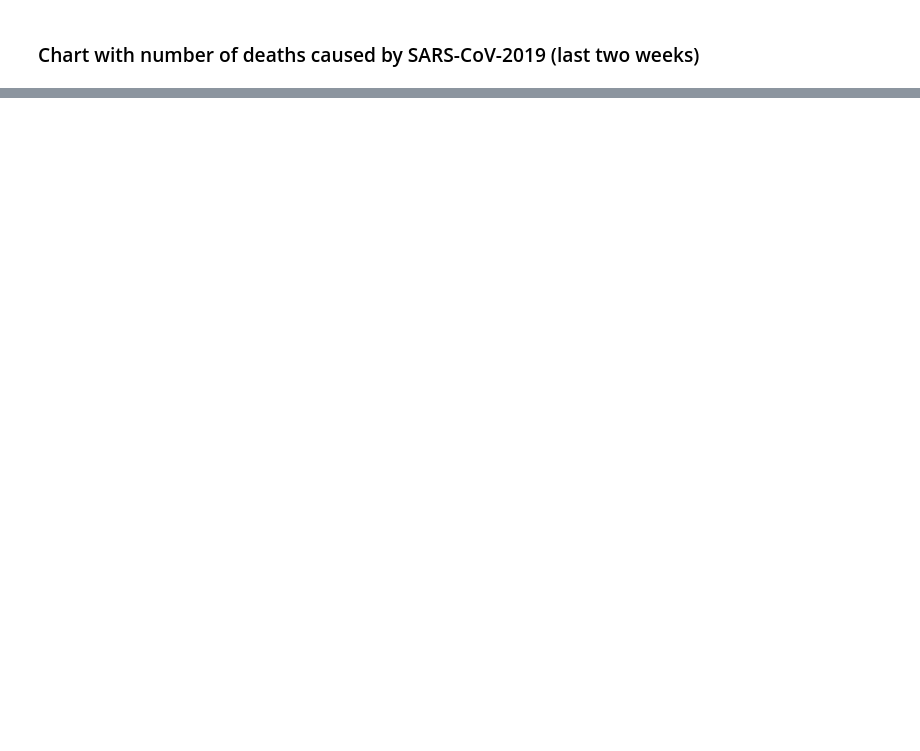
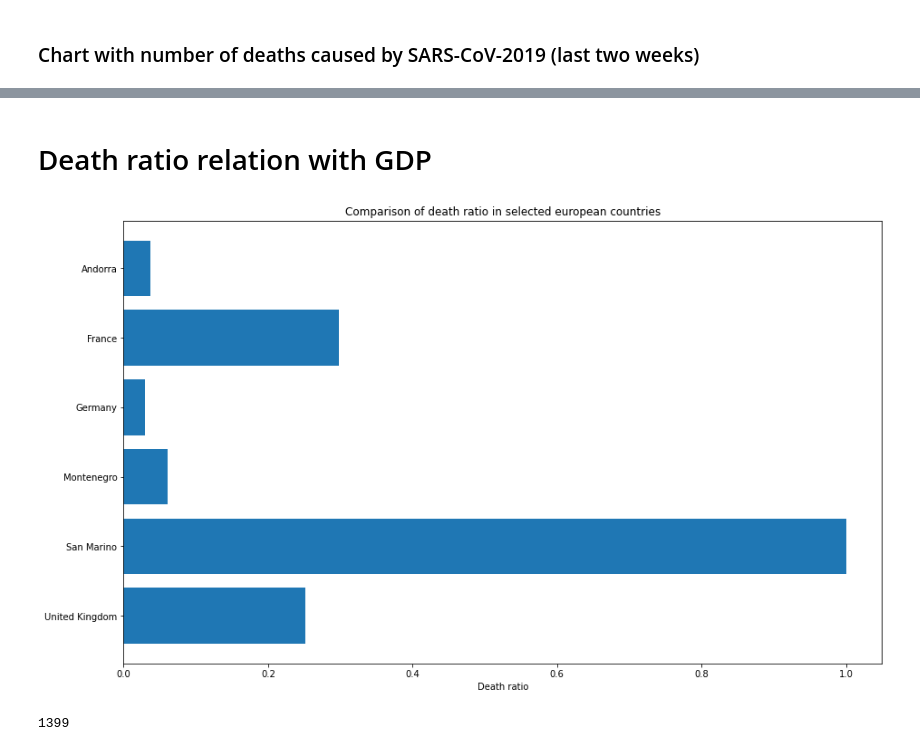
Before and after one commit to oracky/Corona-virus-Europe-analysis, a Jupyter notebook: Corona_virus_in_Europe.ipynb, the cells around one changed output, grey strips where cells are left out. Cells and saved outputs as stored; diff of their text form; code cells hidden in the pictures; blank space fills up the shorter version.

```diff
--- a/Corona_virus_in_Europe.ipynb
+++ b/Corona_virus_in_Europe.ipynb
@@ -233,0 +253,30 @@ df_all_d.tail(14).plot(y=['Andorra', 'France', 'Germany', 'Montenegro',
+# %% [markdown]
+# Death ratio relation with GDP
+# %%
+country_names_list = europe_countries_cases['Country/Region'].values.tolist()
+ratio_list = []
+
+for i, country in enumerate(df_list):
+   ratio_list.append(df_list_d[i]['Cases'].sum()/country['Cases'][-1])
+
+
+fig, ax = plt.subplots(figsize=(15, 9))
+
+# Example data
+countries = country_names_list
+y_pos = np.arange(len(countries))
+death_ratio = ratio_list
+
+ax.barh(y_pos, death_ratio, align='center')
+ax.set_yticks(y_pos)
+ax.set_yticklabels(countries)
+ax.invert_yaxis()
+ax.set_xlabel('Death ratio')
+ax.set_title('Comparison of death ratio in selected european countries')
+
+plt.show()
+
+df_list[0]['Cases'].sum()
+# %% [output]
+[figure, added]
+1399
```
Also changed, not shown: parts of 8 cells of this notebook.
